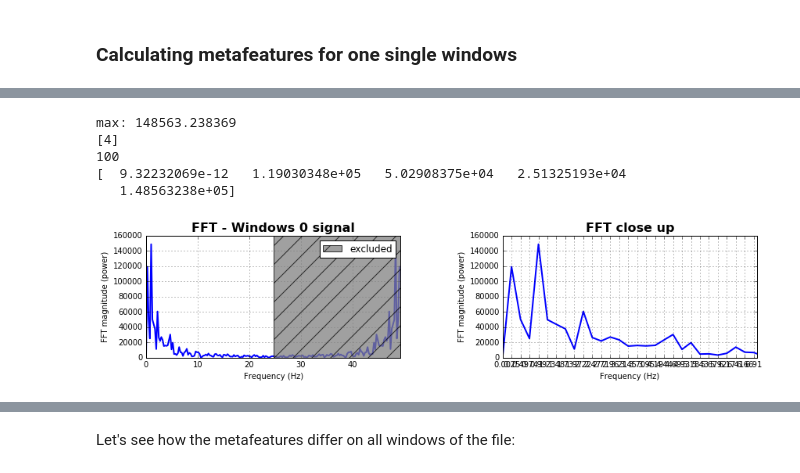
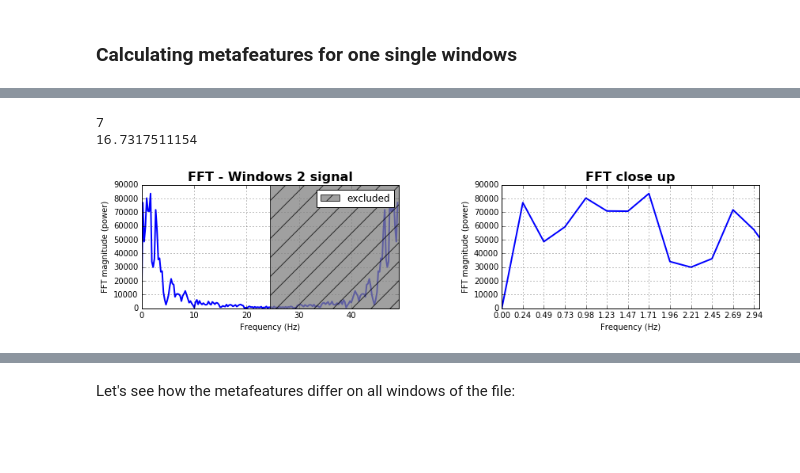
Before and after one commit to ewerlopes/phd_robogame, a Jupyter notebook: data_analysis.ipynb, the cells around one changed output, grey strips where cells are left out. Cells and saved outputs as stored; diff of their text form; code cells hidden in the pictures; blank space fills up the shorter version.

Commit message:
meanFreq function seems okay.

```diff
--- a/data_analysis.ipynb
+++ b/data_analysis.ipynb
@@ -472,6 +472,32 @@ def iqr(data):
 def entropy(data):
     """Signal entropy"""
     pass
+
+def maxInds(sig, n_bins=200, filterMean= True):
+    """Returns the index of the frequency component with largest magnitude"""
+    if filterMean:
+        mean_sig = np.ones_like(sig)*mean(sig)
+        # remove mean of the signal, for better results.
+        sig = sig - mean_sig
+    freqsig = fft.fft(sig,n=n_bins)
+    half_freq_domain = freqsig[:int(n_bins/2)]
+    #get index in the freq domain
+    index = np.where(np.abs(half_freq_domain)==(max(np.abs(half_freq_domain))))[0][0]
+    return index
+
+def meanFreq(sig, n_bins=200, filterMean=True):
+    """
+    Weighted average of the frequency components to obtain a mean frequency
+    http://luscinia.sourceforge.net/page26/page35/page35.html
+    """
+    if filterMean:
+        mean_sig = np.ones_like(sig)*mean(sig)
+        # remove mean of the signal, for better results.
+        sig = sig - mean_sig
+
+    freqsig = fft.fft(sig,n=n_bins)
+    half_freq_domain = freqsig[:int(n_bins/2)]
+    return np.sum(np.abs(half_freq_domain) * range(len(half_freq_domain)))/sum(np.abs(half_freq_domain))
 # %% [markdown]
 ### Calculating metafeatures for one single windows
 # %%
@@ -538,7 +551,7 @@ print sum(map(lambda x:x**2, t.values()[0]))/len(t.values()[0])
 print energy(test)
 # %%
 from matplotlib import gridspec
-win_number = 0
+win_number = 2
 
 sig = wFrames[win_number]["accX"].dropna()
 N_samps = len(sig)
@@ -559,42 +572,36 @@ freq_axis = np.arange(0,Fs,Fs/N_fft)
 fig = plt.figure(figsize=[14,7])
 gs = gridspec.GridSpec(1, 2, width_ratios=[1, 3])
 plt.subplots_adjust(hspace=0.5, wspace= 0.4)
 
 ##### Plot the fft #####
 ax = plt.subplot(221)
 pt, = ax.plot(freq_axis,np.abs(freqsig), lw=2.0, c='b')
 p = plt.Rectangle((Fs/2, 0), Fs/2, ax.get_ylim()[1], facecolor="grey", fill=True, alpha=0.75, hatch="/", zorder=3)
 ax.add_patch(p)
 ax.set_xlim((ax.get_xlim()[0],Fs))
 ax.set_title('FFT - Windows {} signal'.format(win_number), fontsize= 16, fontweight="bold")
 ax.set_ylabel('FFT magnitude (power)')
 ax.set_xlabel('Frequency (Hz)')
 plt.legend((p,), ('excluded',))
 ax.grid()
 
 ##### Close up on the graph of fft#######
 # This is the same histogram above, but truncated at the max frequence + an offset.
 offset = 1    # just to help the visualization. Nothing important.
 ax2 = fig.add_subplot(222)
 ax2.plot(freq_axis,np.abs(freqsig), lw=2.0, c='b')
 #plt.yscale('log')
 ax2.set_xticks(freq_axis)
-ax2.set_xlim(0,int(Fs/8)+offset)
+ax2.set_xlim(0,int(Fs/24)+offset)
 ax2.set_title('FFT close up', fontsize= 16, fontweight="bold")
 ax2.set_ylabel('FFT magnitude (power)')
 ax2.set_xlabel('Frequency (Hz)')
 ax2.hold(True)
 ax2.grid()
 
-half_freq_domain = freqsig[:int(N_fft/2)]
-print "max: {}".format(max(np.abs(half_freq_domain)))
-print np.where(np.abs(half_freq_domain)==(max(np.abs(half_freq_domain))))[0]
-print len(half_freq_domain)
-print np.abs(half_freq_domain[:5])   # <--- feature max intex
+print maxInds(sig,200, filterMean= True)
+print meanFreq(sig,200, filterMean= True)
 # %% [output]
-max: 148563.238369
-[4]
-100
-[  9.32232069e-12   1.19030348e+05   5.02908375e+04   2.51325193e+04
-   1.48563238e+05]
+7
+16.7317511154
-[figure, old version]
+[figure, new version]
```
Also changed, not shown: parts of 3 cells of this notebook.
